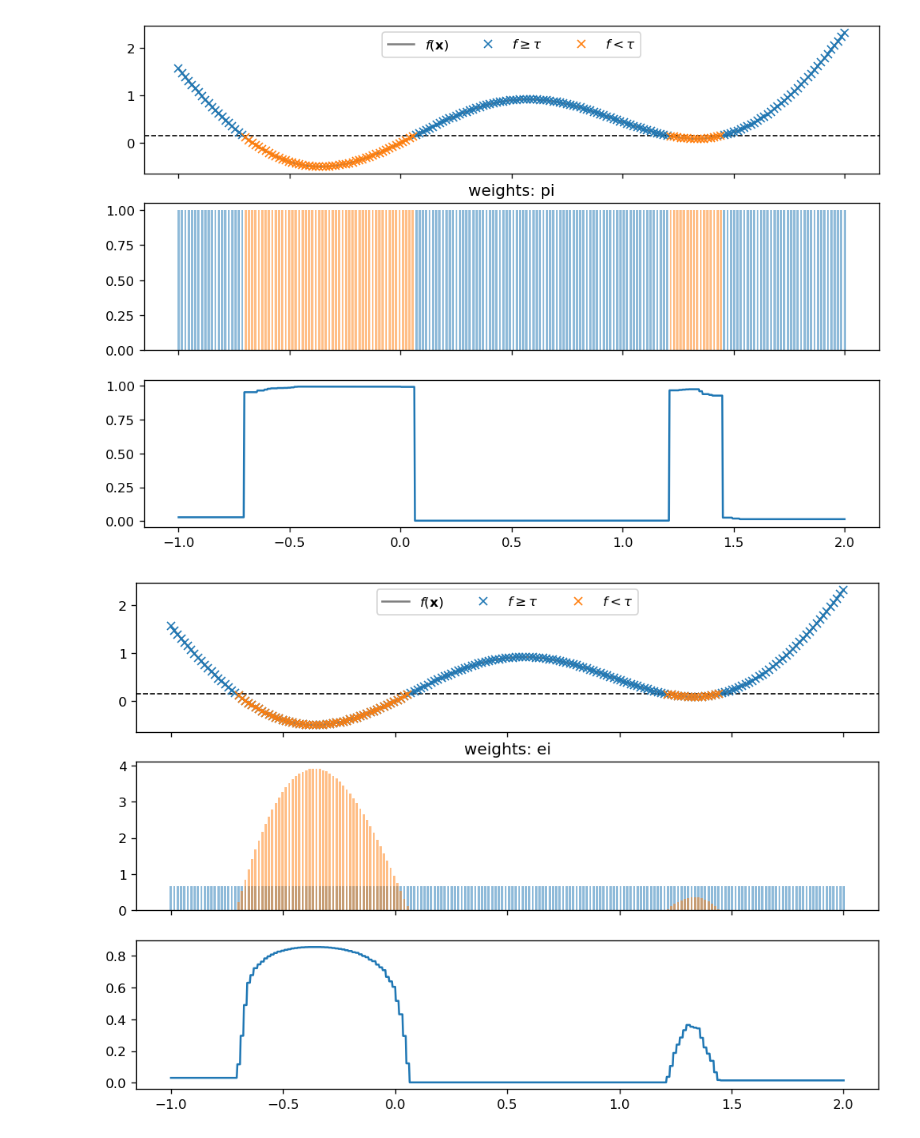
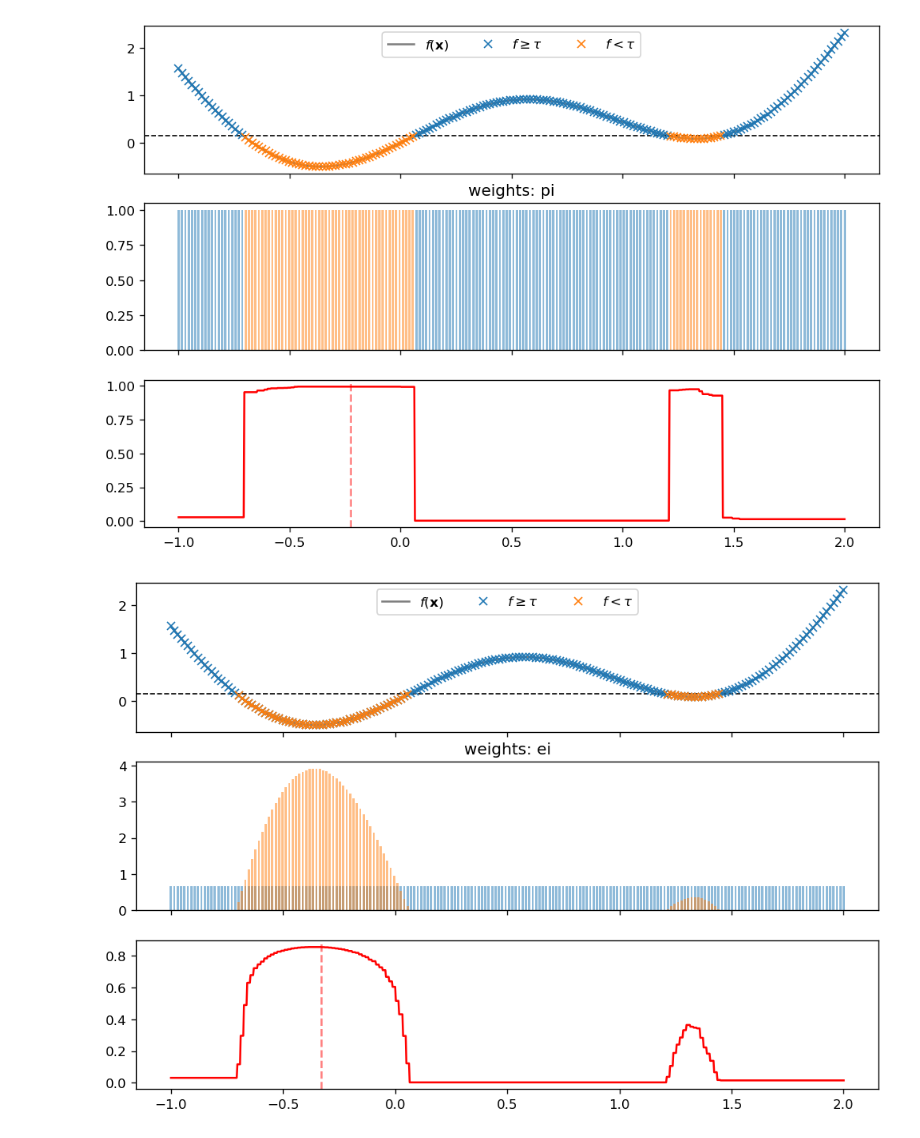
Before and after one commit to georgedeath/mbore, a Jupyter notebook: EI_test.ipynb, the cells around one changed output. Drawn from its saved outputs; the diff is of its cells as text; code cells hidden in the pictures.

```diff
--- a/EI_test.ipynb
+++ b/EI_test.ipynb
@@ -30,35 +30,43 @@ Ytr = latent(Xtr).squeeze()
 # %%
 gamma = 1/3
 
 for weight_type in ['pi', 'ei']:
+    # training data
     X = Xtr.copy()
     y = Ytr.copy()
 
+    # problem bounds and opt budget
+    lb, ub = np.full(1, -1), np.full(1, 2)
+    opt_budget = 10000
+
+    # get the model weights (all equal for "pi", not for "ei")
     x, y, z, w, tau = mbore.util.load_classification_data(X, y, gamma, weight_type=weight_type)
 
-    clf = mbore.classifiers.XGBoostClassifier(x, z, weights=w)
+    # define and train the classifier
+    clf = mbore.classifiers.XGBoostClassifier(Xtr=x, class_labels=z, weights=w)
     clf.train()
-    ypred = clf.predict(Xte)
 
+    # instantiate the optimiser, here we use random search and take the argmax (boltzman_sample=False is argmax)
+    opt = mbore.optimizers.RandomSearchOptimizer(clf, lb, ub, opt_budget, boltzman_sample=False)
+    Xnext = opt.get_xnext()
+
+    # just some plotting
     fig, (ax, axb, axpred) = plt.subplots(3, 1, figsize=(10, 7), sharex=True, dpi=120) # type:ignore
+
     ax.plot(Xte, Yte, 'tab:gray', label=r"$f(\mathbf{x})$", zorder=-2)
-
     ax.plot(x[~z], y[~z], 'x', c='tab:blue', label=r"$f \geq \tau$")
-
     ax.plot(x[z], y[z], 'x', c='tab:orange', label=r"$f < \tau$")
-
     ax.axhline(tau, ls='--', c='k', alpha=1, lw=1, zorder=-1)
-
     ax.legend(ncol=3, loc='upper center')
 
     axb.bar(x[~z].ravel(), height=w[~z].ravel(), width=0.01, alpha=0.5)
     axb.bar(x[z].ravel(), height=w[z].ravel(), width=0.01, alpha=0.5)
-
     axb.set_title(f"weights: {weight_type}")
 
-    axpred.plot(Xte, ypred)
+    axpred.plot(Xte, clf.predict(Xte), c='r')
+    axpred.axvline(Xnext, c='r', ls='--', alpha=0.5)
 
     plt.show()
 # %% [output]
-[figure, old version]
+[figure, new version]
-[figure, old version]
+[figure, new version]
```
Also changed, not shown: parts of 1 cell of this notebook.
